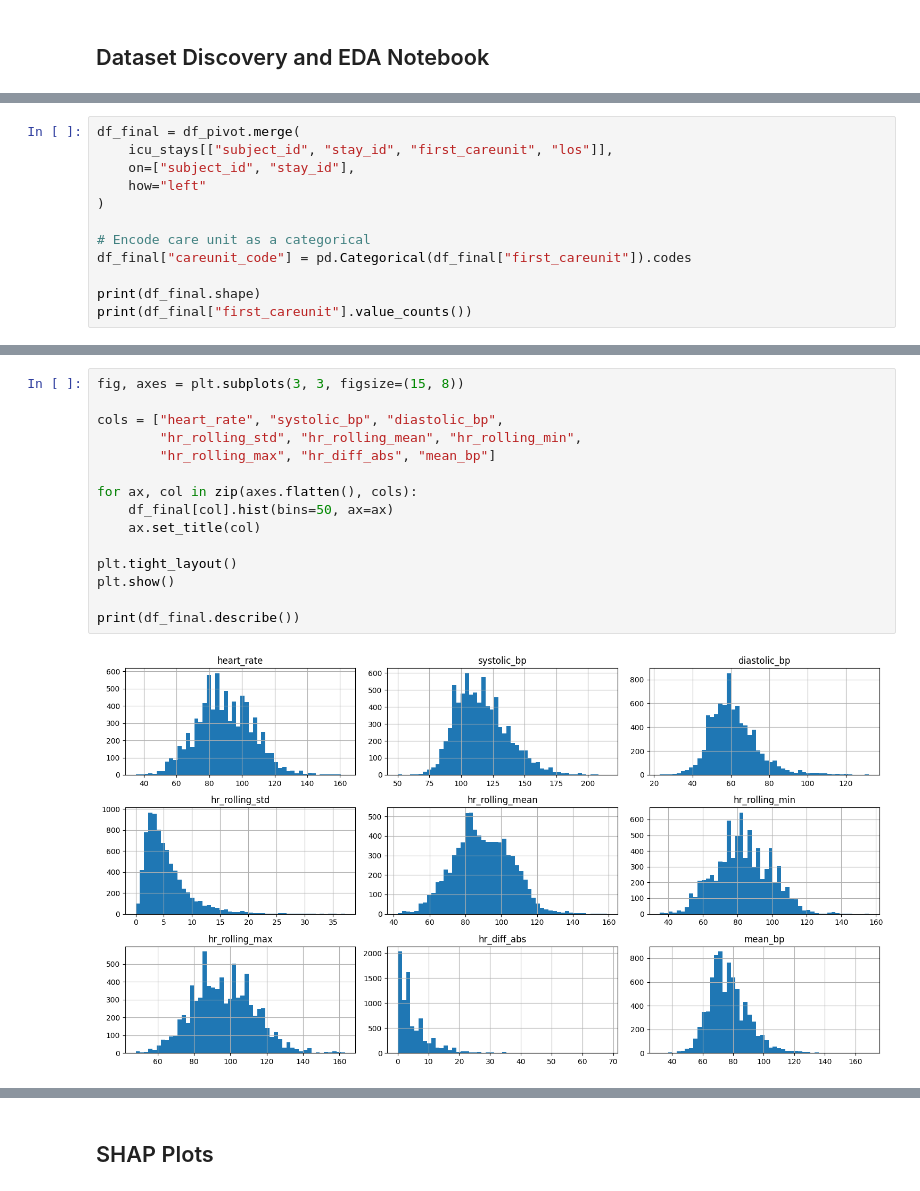
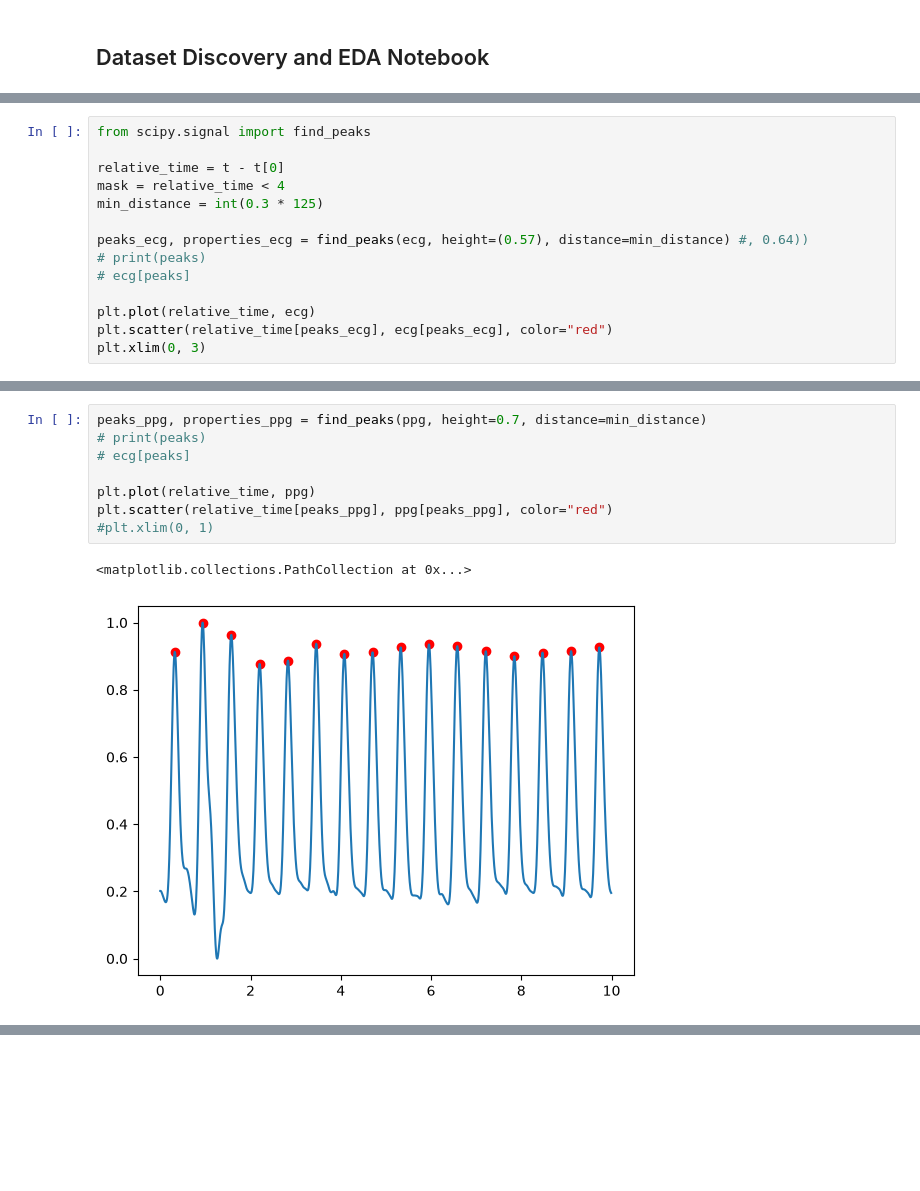
Before and after one commit to moraesand/HRV-BP-Correlation-Project, a Jupyter notebook: Untitled.ipynb, the cells around one changed output, grey strips where cells are left out. Cells and saved outputs as stored; diff of their text form; blank space fills up the shorter version.

```diff
--- a/Untitled.ipynb
+++ b/Untitled.ipynb
@@ -159,13 +77,15 @@ Shape after feature engineering: (7928, 19)
 # %%
-df_final = df_pivot.merge(
-    icu_stays[["subject_id", "stay_id", "first_careunit", "los"]],
-    on=["subject_id", "stay_id"],
-    how="left"
-)
+from scipy.signal import find_peaks
 
-# Encode care unit as a categorical
-df_final["careunit_code"] = pd.Categorical(df_final["first_careunit"]).codes
+relative_time = t - t[0]
+mask = relative_time < 4
+min_distance = int(0.3 * 125)
 
-print(df_final.shape)
-print(df_final["first_careunit"].value_counts())
+peaks_ecg, properties_ecg = find_peaks(ecg, height=(0.57), distance=min_distance) #, 0.64))
+# print(peaks)
+# ecg[peaks]
+
+plt.plot(relative_time, ecg)
+plt.scatter(relative_time[peaks_ecg], ecg[peaks_ecg], color="red")
+plt.xlim(0, 3)
 # %% [output]
@@ -184,17 +94,11 @@ Name: count, dtype: int64
 # %%
-fig, axes = plt.subplots(3, 3, figsize=(15, 8))
+peaks_ppg, properties_ppg = find_peaks(ppg, height=0.7, distance=min_distance)
+# print(peaks)
+# ecg[peaks]
 
-cols = ["heart_rate", "systolic_bp", "diastolic_bp",
-        "hr_rolling_std", "hr_rolling_mean", "hr_rolling_min",
-        "hr_rolling_max", "hr_diff_abs", "mean_bp"]
-
-for ax, col in zip(axes.flatten(), cols):
-    df_final[col].hist(bins=50, ax=ax)
-    ax.set_title(col)
-
-plt.tight_layout()
-plt.show()
-
-print(df_final.describe())
+plt.plot(relative_time, ppg)
+plt.scatter(relative_time[peaks_ppg], ppg[peaks_ppg], color="red")
+#plt.xlim(0, 1)
 # %% [output]
+<matplotlib.collections.PathCollection at 0x...>
-[figure, old version]
+[figure, new version]
@@ -218,3 +105 @@ std       2.033253     5.721809       2.774243
-# %% [markdown]
-## SHAP Plots
 # %%
```
Also changed, not shown: parts of 22 cells of this notebook.
